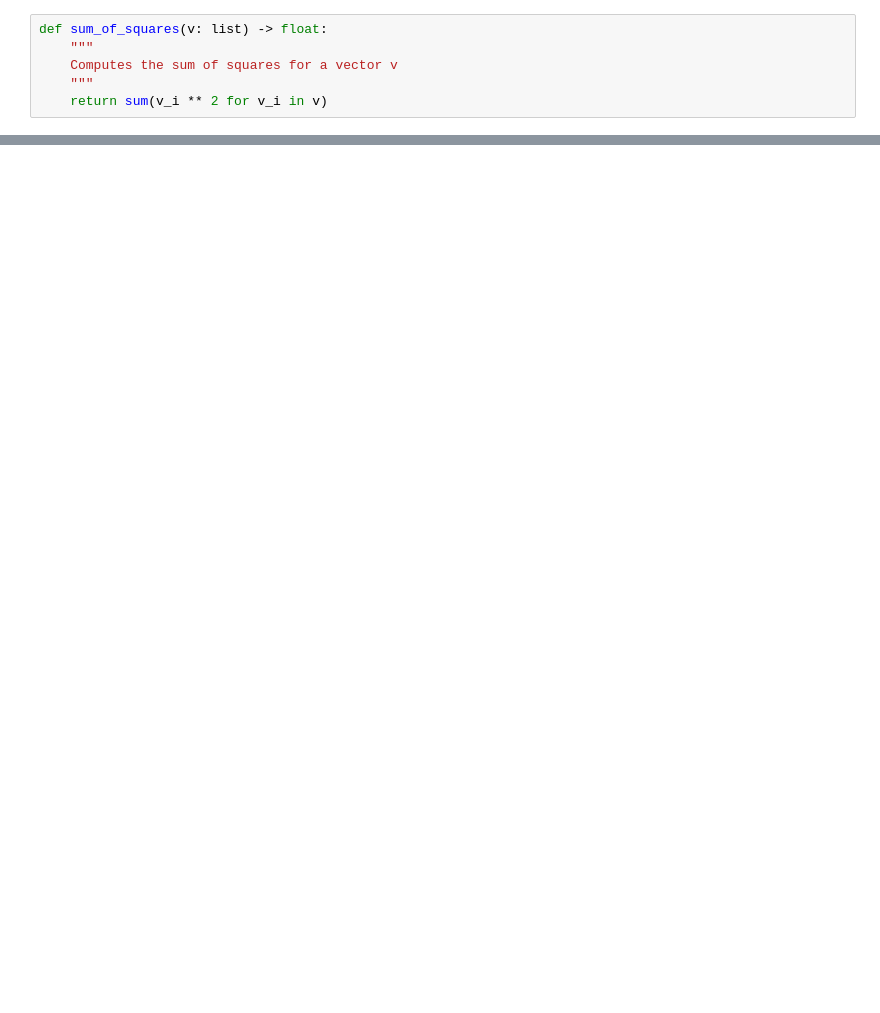
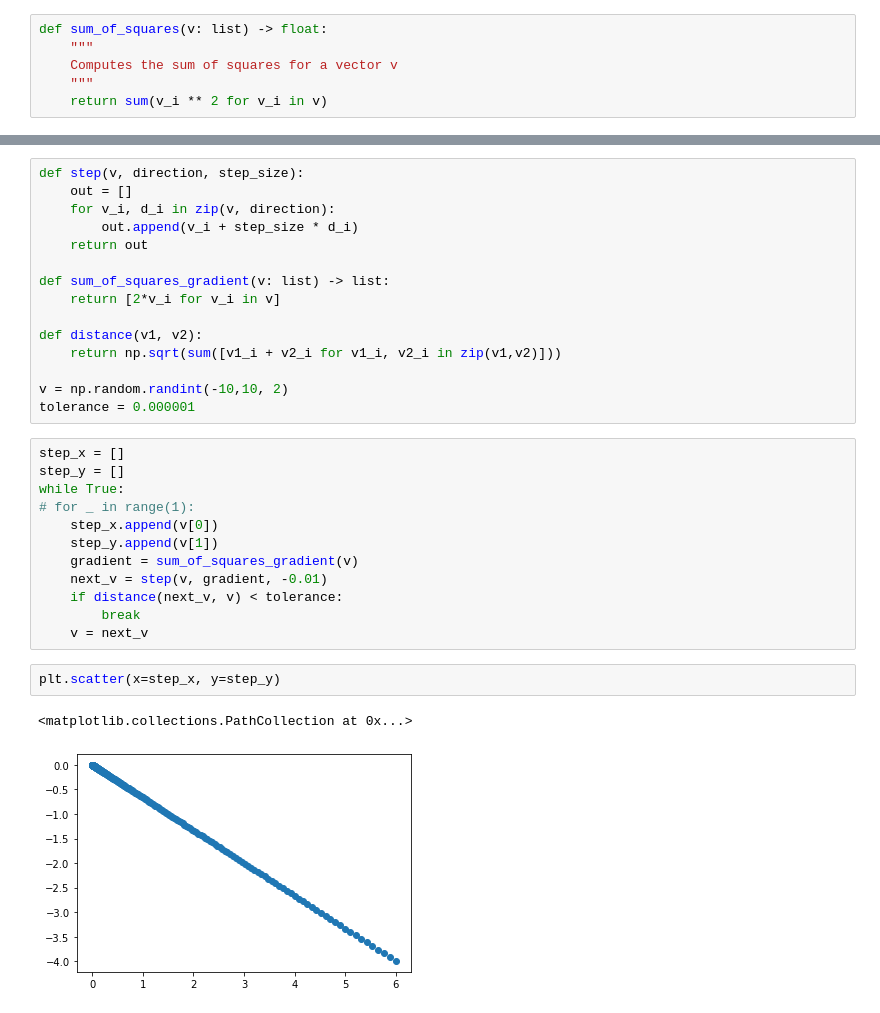
Before and after one commit to jakeweholt/ML_algorithms, a Jupyter notebook: Gradient Descent.ipynb, the cells around one changed output, grey strips where cells are left out. Cells and saved outputs as stored; diff of their text form; blank space fills up the shorter version.

```diff
--- a/Gradient Descent.ipynb
+++ b/Gradient Descent.ipynb
@@ -63,0 +71,32 @@ grad_f(f, 10, 0.0000001)
+# %%
+def step(v, direction, step_size):
+    out = []
+    for v_i, d_i in zip(v, direction):
+        out.append(v_i + step_size * d_i)
+    return out
+
+def sum_of_squares_gradient(v: list) -> list:
+    return [2*v_i for v_i in v]
+
+def distance(v1, v2):
+    return np.sqrt(sum([v1_i + v2_i for v1_i, v2_i in zip(v1,v2)]))
+
+v = np.random.randint(-10,10, 2)
+tolerance = 0.000001
+# %%
+step_x = []
+step_y = []
+while True:
+# for _ in range(1):
+    step_x.append(v[0])
+    step_y.append(v[1])
+    gradient = sum_of_squares_gradient(v)
+    next_v = step(v, gradient, -0.01)
+    if distance(next_v, v) < tolerance:
+        break
+    v = next_v
+# %%
+plt.scatter(x=step_x, y=step_y)
+# %% [output]
+<matplotlib.collections.PathCollection at 0x...>
+[figure, added]
```
Also changed, not shown: parts of 14 cells of this notebook.
